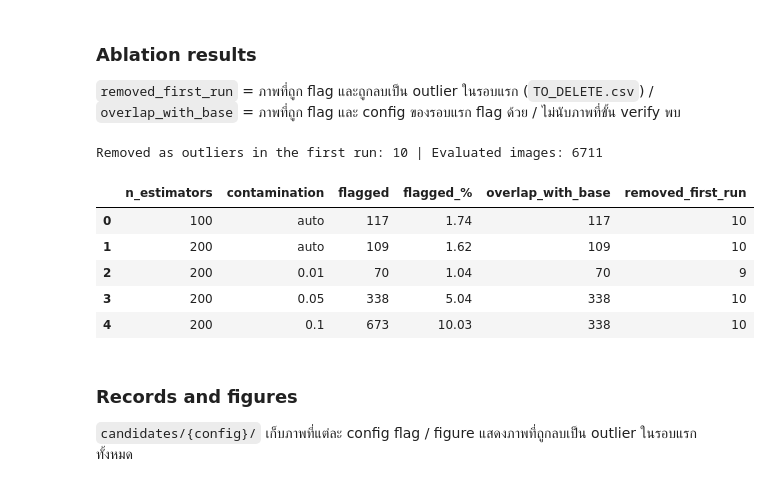
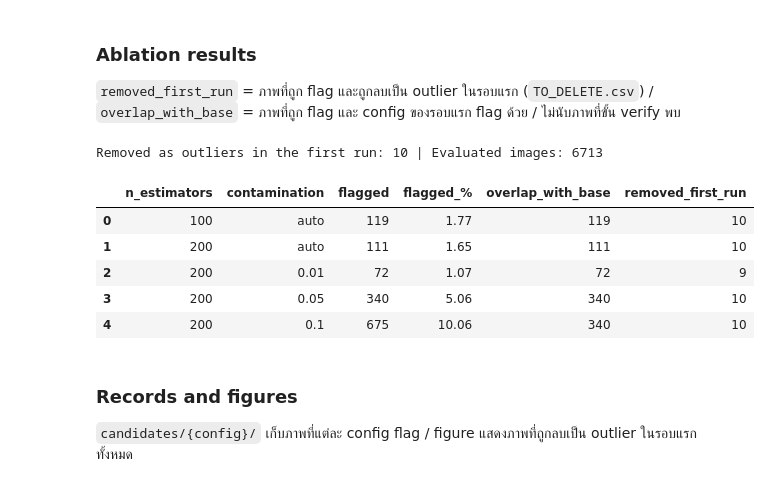
Before and after one commit to yanapatt/MarisaNeXt, a Jupyter notebook: addition/notebooks/Ablation_Study_Preparing_MushroomA.ipynb, the cells around one changed output. Saved outputs shown, nothing was run; the diff lists cells and outputs as text; code cells hidden in the pictures.

Commit message:
Fix conflict description for Mushroom A dataset from 6711 to 6713 total images for candidate outlier screening from IF

```diff
--- a/addition/notebooks/Ablation_Study_Preparing_MushroomA.ipynb
+++ b/addition/notebooks/Ablation_Study_Preparing_MushroomA.ipynb
@@ -293,34 +293,29 @@ print(cnn.transform)
 # %%
 to_delete_df = pd.read_csv(f'{orig_bad_data_dir}/{data_name}_TO_DELETE.csv')
 removed_df = to_delete_df[to_delete_df['issue'] == 'candidateOutlier']
 removed_first_run = set(zip(removed_df['label'], removed_df['filename']))
 assert removed_first_run <= base_flagged, f'[Error] Removed outliers of the first run are not all flagged by {BASE_CONFIG}'
 
-# ไม่นับภาพที่ขั้น verify พบ (corrupted, solidColor) เพราะถูกตัดออกตั้งแต่ขั้น verify ไม่ใช่ผลของ IF
-verify_keys = set(zip(verify_report_df['label'], verify_report_df['filename']))
-eval_flagged = {c: f - verify_keys for c, f in flagged_sets.items()}
-n_eval_images = n_images - len(verify_keys & set(zip(scores_df['label'], scores_df['filename'])))
-
 results_df = pd.DataFrame([{
     'n_estimators': cfg['n_estimators'],
     'contamination': str(cfg['contamination']),
     'flagged': len(f),
-    'flagged_%': round(100 * len(f) / n_eval_images, 2),
-    'overlap_with_base': len(f & eval_flagged[BASE_CONFIG]),
+    'flagged_%': round(100 * len(f) / n_images, 2),
+    'overlap_with_base': len(f & base_flagged),
     'removed_first_run': len(f & removed_first_run),
-} for cfg in CONFIGS for f in [eval_flagged[config_name(cfg)]]])
+} for cfg in CONFIGS for f in [flagged_sets[config_name(cfg)]]])
 
 results_df.to_csv(f'{addition_data_dir}/{data_name}_ABLATION_RESULTS.csv', index=False)
-print(f'Removed as outliers in the first run: {len(removed_first_run)} | Evaluated images: {n_eval_images}')
+print(f'Removed as outliers in the first run: {len(removed_first_run)} | Evaluated images: {n_images}')
 display(results_df)
 # %% [output]
-Removed as outliers in the first run: 10 | Evaluated images: 6711
+Removed as outliers in the first run: 10 | Evaluated images: 6713
 |  | n_estimators | contamination | flagged | flagged_% | overlap_with_base | removed_first_run |
-| 0 | 100 | auto | 117 | 1.74 | 117 | 10 |
-| 1 | 200 | auto | 109 | 1.62 | 109 | 10 |
-| 2 | 200 | 0.01 | 70 | 1.04 | 70 | 9 |
-| 3 | 200 | 0.05 | 338 | 5.04 | 338 | 10 |
-| 4 | 200 | 0.1 | 673 | 10.03 | 338 | 10 |
+| 0 | 100 | auto | 119 | 1.77 | 119 | 10 |
+| 1 | 200 | auto | 111 | 1.65 | 111 | 10 |
+| 2 | 200 | 0.01 | 72 | 1.07 | 72 | 9 |
+| 3 | 200 | 0.05 | 340 | 5.06 | 340 | 10 |
+| 4 | 200 | 0.1 | 675 | 10.06 | 340 | 10 |
 # %% [markdown]
 ### **Records and figures**
 `candidates/{config}/` เก็บภาพที่แต่ละ config flag / figure แสดงภาพที่ถูกลบเป็น outlier ในรอบแรกทั้งหมด
```
Also changed, not shown: parts of 2 cells of this notebook, 1 other file.
